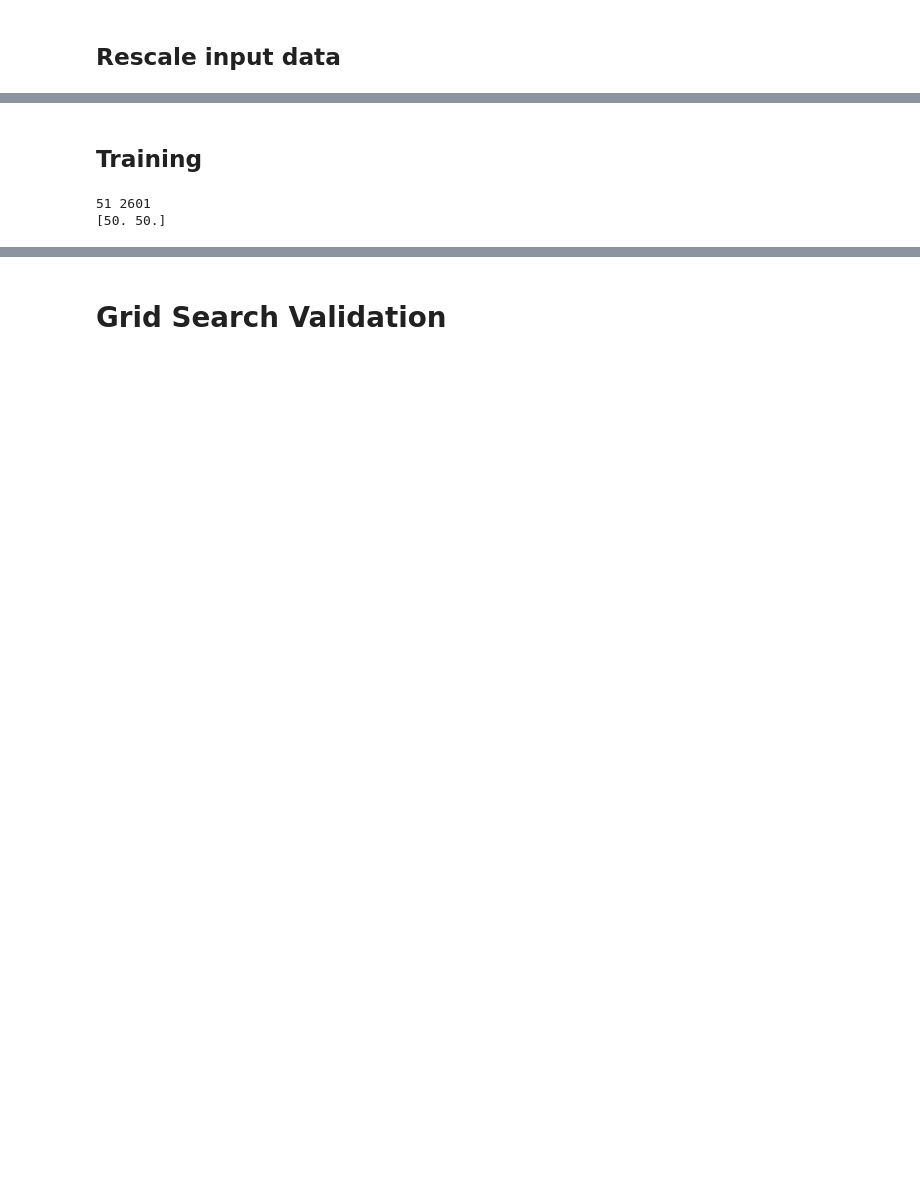
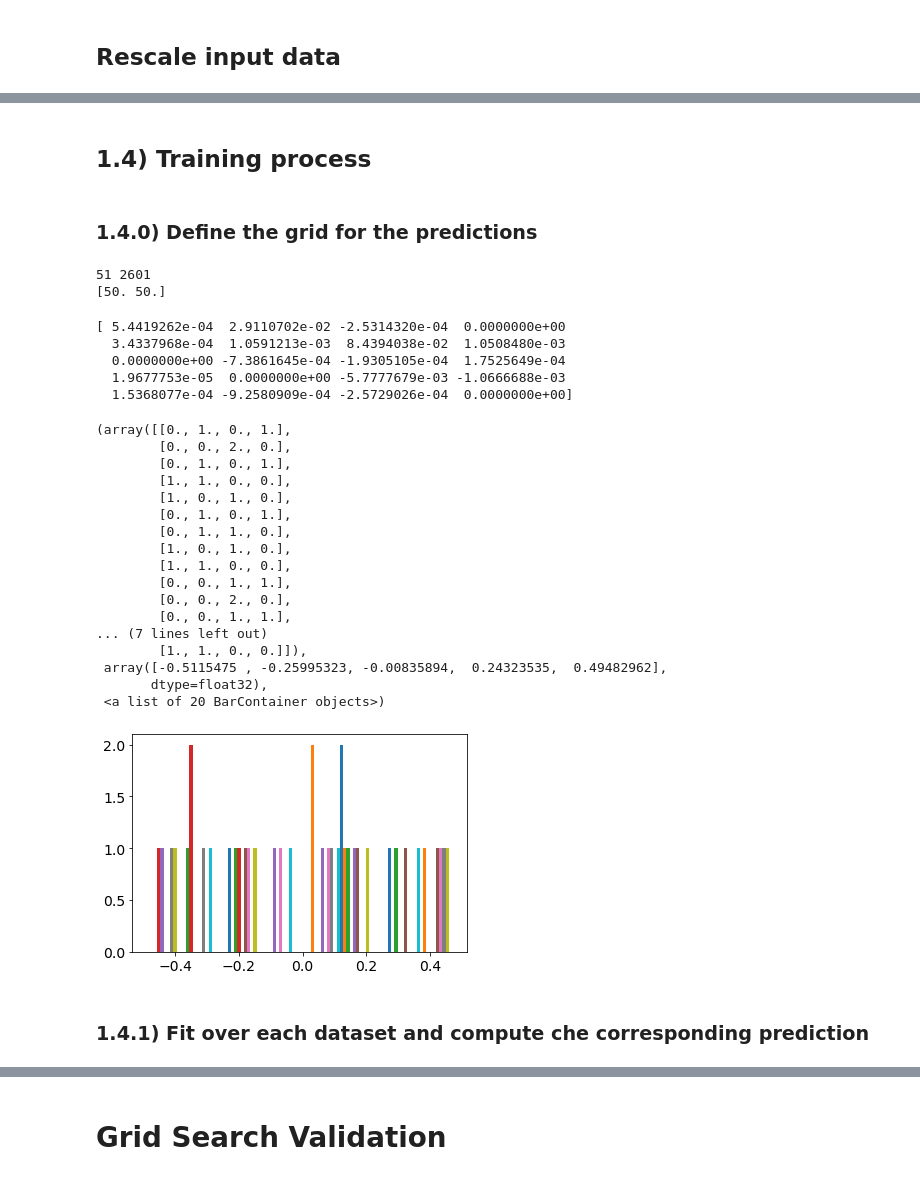
Before and after one commit to emabaci/LCP-mod.-B, a Jupyter notebook: task_1/Task_1.ipynb, the cells around one changed output, grey strips where cells are left out. Saved outputs shown, nothing was run; the diff lists cells and outputs as text; code cells hidden in the pictures; blank space fills up the shorter version.

Commit message:
add grid search

```diff
--- a/task_1/Task_1.ipynb
+++ b/task_1/Task_1.ipynb
@@ -178,0 +165,5 @@ model.save_weights('initial_weights.h5')
+# %%
+model  = create_model(CASE = 1, optimizer = "adam",dropout = 0.2,hidden_layers = 2,
+                      activation_hidden_layers = 'relu', number_of_nodes = 20)
+
+model.summary()
@@ -179,3 +189,5 @@ model.save_weights('initial_weights.h5')
 # %% [markdown]
-## Training
+## 1.4) Training process
+# %% [markdown]
+### 1.4.0)  Define the grid for the predictions
 # %%
@@ -201 +222,33 @@ grid_r = grid/50
+# %%
+initial_weights = model.get_weights()
+model.save_weights('initial_weights.txt')
+#pd.DataFrame(df_1k)
+print(initial_weights[3] )
+plt.hist(initial_weights[2], bins = 4)
+# %% [output]
+[ 5.4419262e-04  2.9110702e-02 -2.5314320e-04  0.0000000e+00
+  3.4337968e-04  1.0591213e-03  8.4394038e-02  1.0508480e-03
+  0.0000000e+00 -7.3861645e-04 -1.9305105e-04  1.7525649e-04
+  1.9677753e-05  0.0000000e+00 -5.7777679e-03 -1.0666688e-03
+  1.5368077e-04 -9.2580909e-04 -2.5729026e-04  0.0000000e+00]
+(array([[0., 1., 0., 1.],
+        [0., 0., 2., 0.],
+        [0., 1., 0., 1.],
+        [1., 1., 0., 0.],
+        [1., 0., 1., 0.],
+        [0., 1., 0., 1.],
+        [0., 1., 1., 0.],
+        [1., 0., 1., 0.],
+        [1., 1., 0., 0.],
+        [0., 0., 1., 1.],
+        [0., 0., 2., 0.],
+        [0., 0., 1., 1.],
+... (7 lines left out)
+        [1., 1., 0., 0.]]),
+ array([-0.5115475 , -0.25995323, -0.00835894,  0.24323535,  0.49482962],
+       dtype=float32),
+ <a list of 20 BarContainer objects>)
+[figure, added]
+# %% [markdown]
+### 1.4.1)  Fit over each dataset and compute che corresponding prediction
 # %%
```
Also changed, not shown: parts of 25 cells of this notebook.
